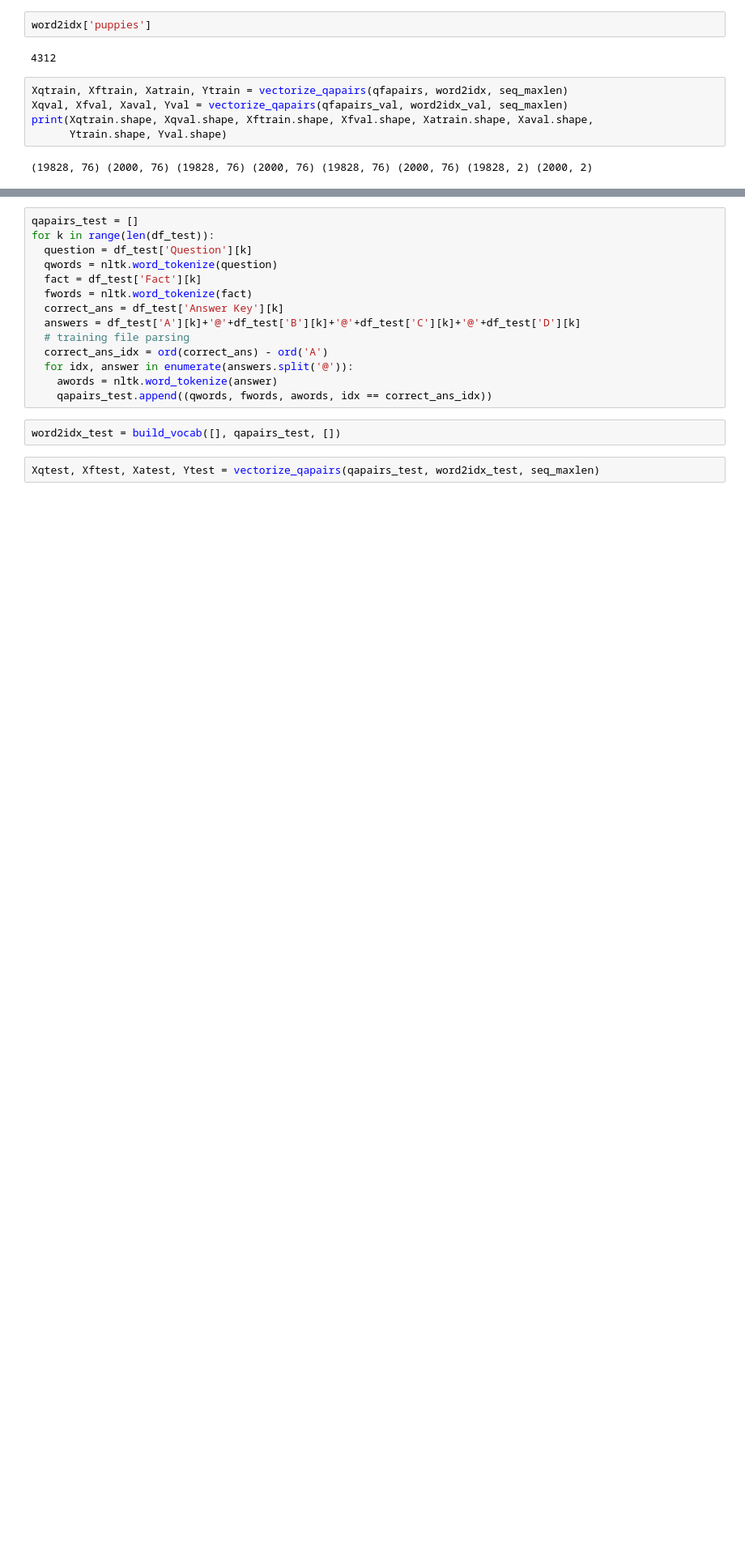
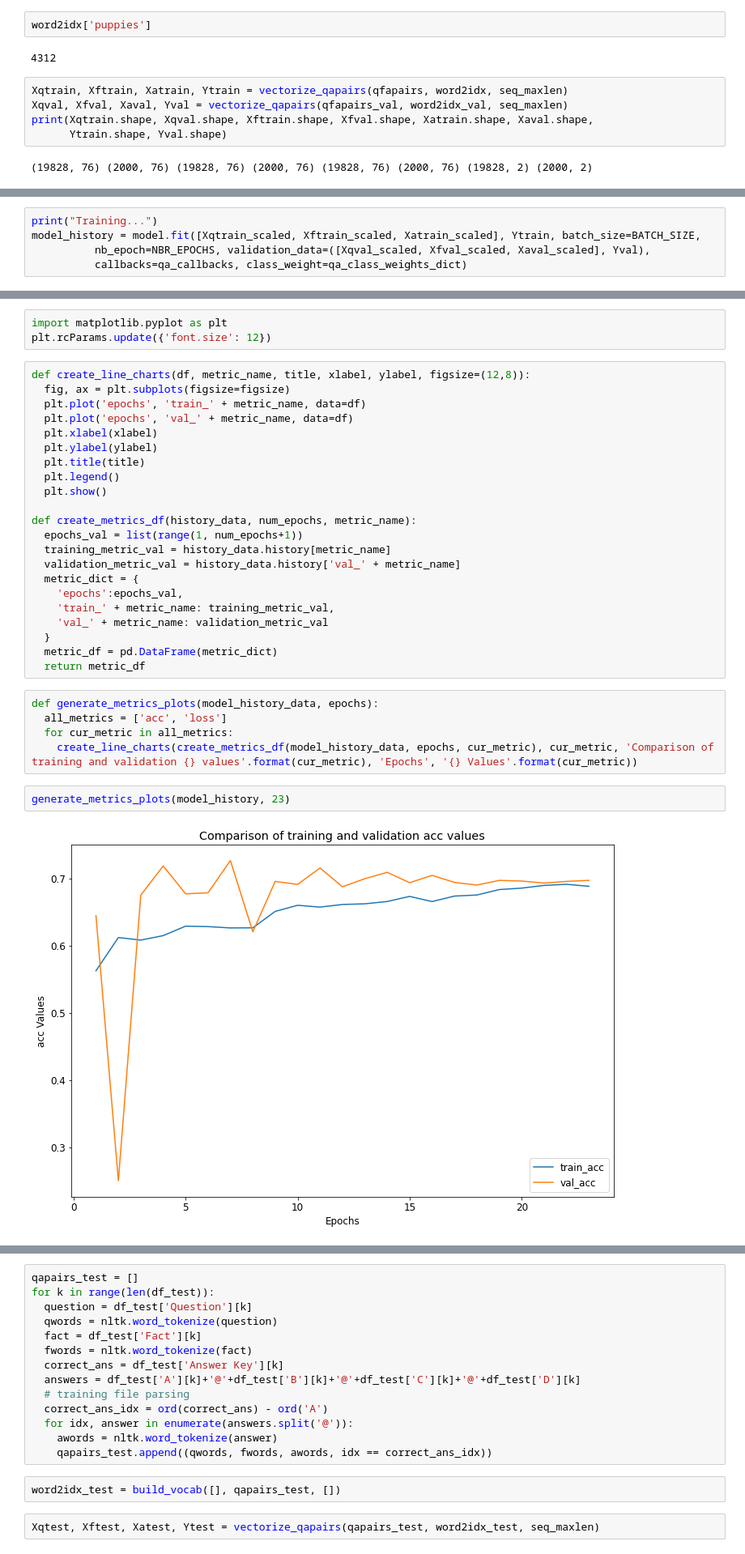
Before and after one commit to bodhisattamaitinorthwestern/nlp_course, a Jupyter notebook: Multiple_Choice_Question_Answering-FinalProject/LSTM_attempt/NLP_LSTM.ipynb, the cells around one changed output, grey strips where cells are left out. Shown: that part at 81% size. Cells and saved outputs as stored; diff of their text form; blank space fills up the shorter version.

```diff
--- a/Multiple_Choice_Question_Answering-FinalProject/LSTM_attempt/NLP_LSTM.ipynb
+++ b/Multiple_Choice_Question_Answering-FinalProject/LSTM_attempt/NLP_LSTM.ipynb
@@ -339,0 +428,5 @@ Epoch 20/20
+# %%
+print("Training...")
+model_history = model.fit([Xqtrain_scaled, Xftrain_scaled, Xatrain_scaled], Ytrain, batch_size=BATCH_SIZE,
+          nb_epoch=NBR_EPOCHS, validation_data=([Xqval_scaled, Xfval_scaled, Xaval_scaled], Yval),
+          callbacks=qa_callbacks, class_weight=qa_class_weights_dict)
@@ -343,3 +454,37 @@ files.download('/content/qa-lstm-attn-best-qaWithFact.hdf5')
 # %% [output]
 [interactive output not drawn]
 [interactive output not drawn]
+# %%
+import matplotlib.pyplot as plt
+plt.rcParams.update({'font.size': 12})
+# %%
+def create_line_charts(df, metric_name, title, xlabel, ylabel, figsize=(12,8)):
+  fig, ax = plt.subplots(figsize=figsize)
+  plt.plot('epochs', 'train_' + metric_name, data=df)
+  plt.plot('epochs', 'val_' + metric_name, data=df)
+  plt.xlabel(xlabel)
+  plt.ylabel(ylabel)
+  plt.title(title)
+  plt.legend()
+  plt.show()
+
+def create_metrics_df(history_data, num_epochs, metric_name):
+  epochs_val = list(range(1, num_epochs+1))
+  training_metric_val = history_data.history[metric_name]
+  validation_metric_val = history_data.history['val_' + metric_name]
+  metric_dict = {
+    'epochs':epochs_val,
+    'train_' + metric_name: training_metric_val,
+    'val_' + metric_name: validation_metric_val
+  }
+  metric_df = pd.DataFrame(metric_dict)
+  return metric_df
+# %%
+def generate_metrics_plots(model_history_data, epochs):
+  all_metrics = ['acc', 'loss']
+  for cur_metric in all_metrics:
+    create_line_charts(create_metrics_df(model_history_data, epochs, cur_metric), cur_metric, 'Comparison of training and validation {} values'.format(cur_metric), 'Epochs', '{} Values'.format(cur_metric))
+# %%
+generate_metrics_plots(model_history, 23)
+# %% [output]
+[figure, added]
```
Also changed, not shown: parts of 49 cells of this notebook.
